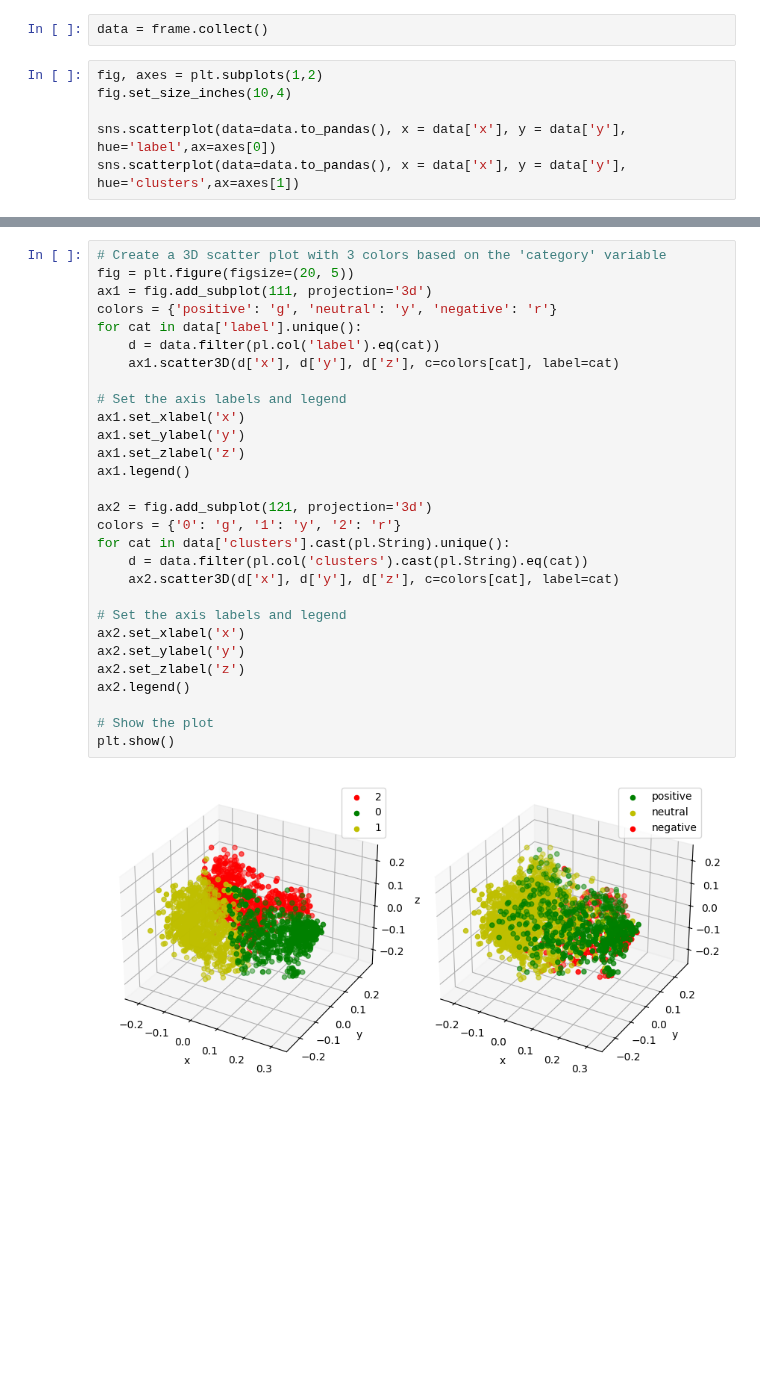
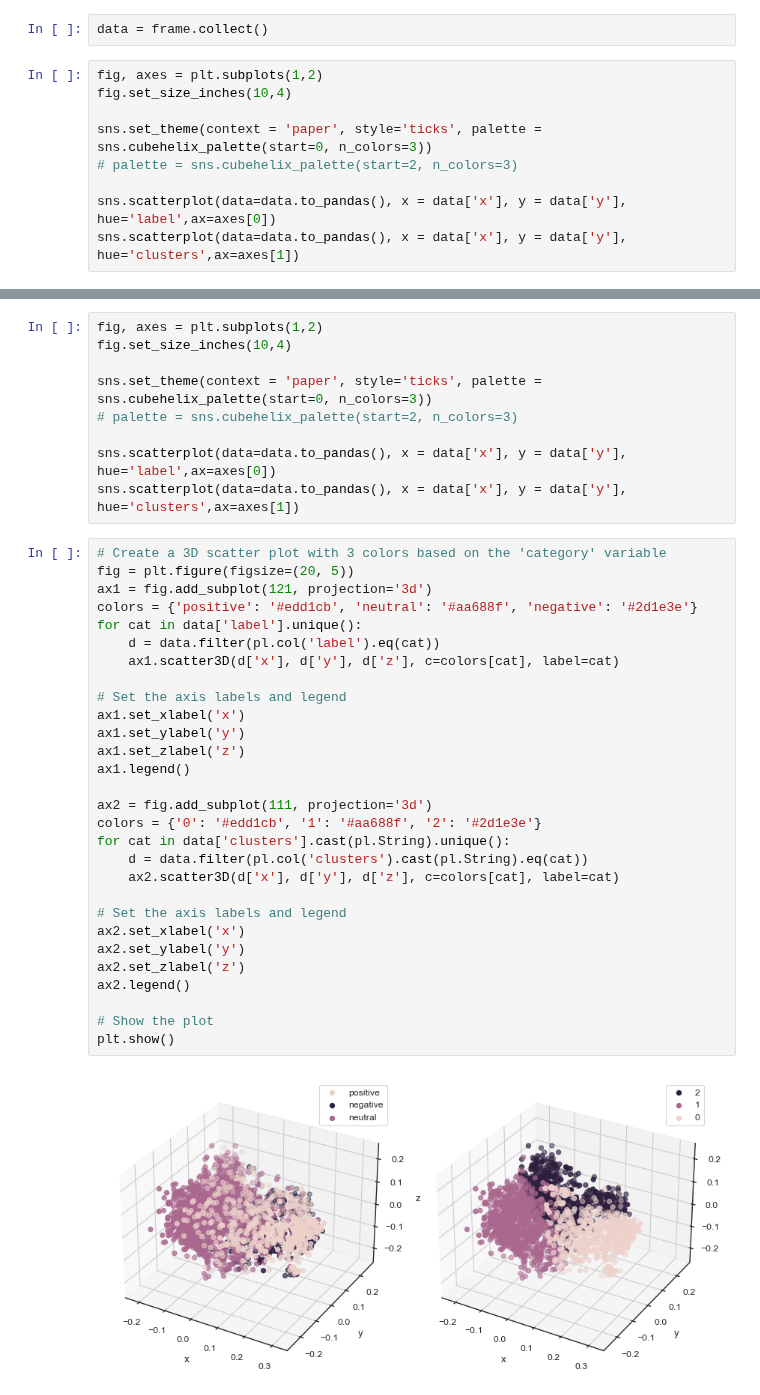
Before and after one commit to faunebl/thesis, a Jupyter notebook: final/get_graphs.ipynb, the cells around one changed output, grey strips where cells are left out. Drawn from its saved outputs; the diff is of its cells as text; blank space fills up the shorter version.

Commit message:
better graphs

```diff
--- a/final/get_graphs.ipynb
+++ b/final/get_graphs.ipynb
@@ -79,6 +80,9 @@ data = frame.collect()
 fig, axes = plt.subplots(1,2)
 fig.set_size_inches(10,4)
 
+sns.set_theme(context = 'paper', style='ticks', palette = sns.cubehelix_palette(start=0, n_colors=3))
+# palette = sns.cubehelix_palette(start=2, n_colors=3)
+
 sns.scatterplot(data=data.to_pandas(), x = data['x'], y = data['y'], hue='label',ax=axes[0])
 sns.scatterplot(data=data.to_pandas(), x = data['x'], y = data['y'], hue='clusters',ax=axes[1])
 # %% [output]
@@ -87,31 +91,40 @@ sns.scatterplot(data=data.to_pandas(), x = data['x'], y = data['y'], hue='cluste
+# %%
+fig, axes = plt.subplots(1,2)
+fig.set_size_inches(10,4)
+
+sns.set_theme(context = 'paper', style='ticks', palette = sns.cubehelix_palette(start=0, n_colors=3))
+# palette = sns.cubehelix_palette(start=2, n_colors=3)
+
+sns.scatterplot(data=data.to_pandas(), x = data['x'], y = data['y'], hue='label',ax=axes[0])
+sns.scatterplot(data=data.to_pandas(), x = data['x'], y = data['y'], hue='clusters',ax=axes[1])
 # %%
 # Create a 3D scatter plot with 3 colors based on the 'category' variable
 fig = plt.figure(figsize=(20, 5))
-ax1 = fig.add_subplot(111, projection='3d')
-colors = {'positive': 'g', 'neutral': 'y', 'negative': 'r'}
+ax1 = fig.add_subplot(121, projection='3d')
+colors = {'positive': '#edd1cb', 'neutral': '#aa688f', 'negative': '#2d1e3e'}
 for cat in data['label'].unique():
     d = data.filter(pl.col('label').eq(cat))
     ax1.scatter3D(d['x'], d['y'], d['z'], c=colors[cat], label=cat)
 
 # Set the axis labels and legend
 ax1.set_xlabel('x')
 ax1.set_ylabel('y')
 ax1.set_zlabel('z')
 ax1.legend()
 
-ax2 = fig.add_subplot(121, projection='3d')
-colors = {'0': 'g', '1': 'y', '2': 'r'}
+ax2 = fig.add_subplot(111, projection='3d')
+colors = {'0': '#edd1cb', '1': '#aa688f', '2': '#2d1e3e'}
 for cat in data['clusters'].cast(pl.String).unique():
     d = data.filter(pl.col('clusters').cast(pl.String).eq(cat))
     ax2.scatter3D(d['x'], d['y'], d['z'], c=colors[cat], label=cat)
 
 # Set the axis labels and legend
 ax2.set_xlabel('x')
 ax2.set_ylabel('y')
 ax2.set_zlabel('z')
 ax2.legend()
 
 # Show the plot
 plt.show()
 # %% [output]
-[figure, old version]
+[figure, new version]
```
Also changed, not shown: parts of 2 cells of this notebook.
